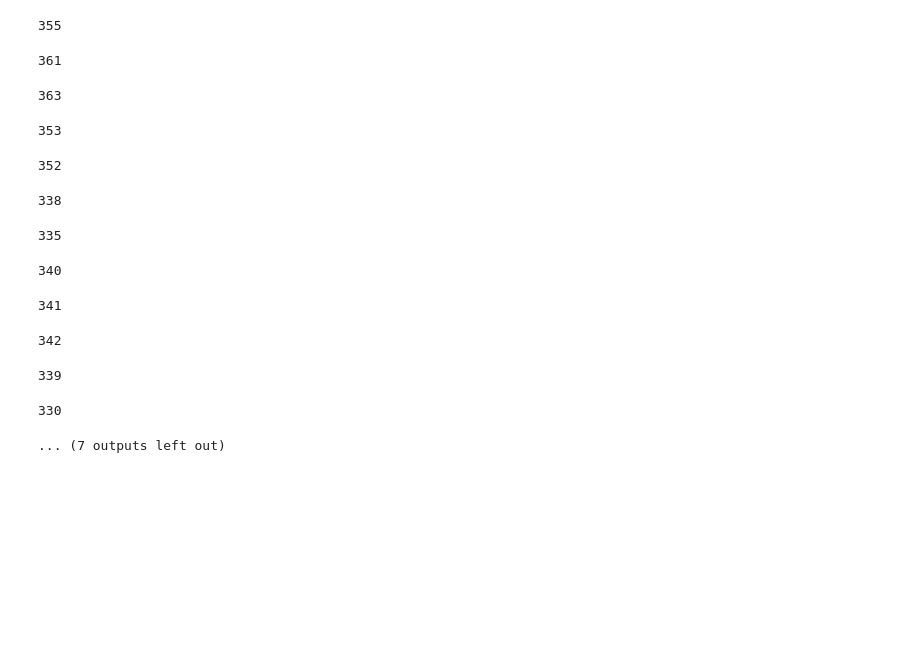
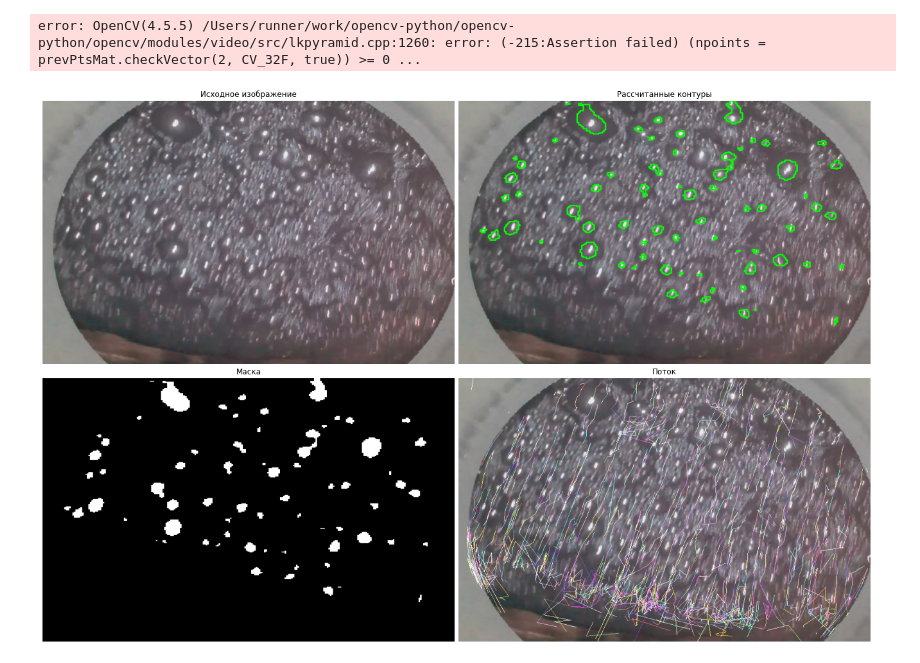
Before and after one commit to erikrause/FroathOpticalFlow, a Jupyter notebook: Pipeline.ipynb, the cells around one changed output. Drawn from its saved outputs; the diff is of its cells as text; code cells hidden in the pictures; blank space fills up the shorter version.

```diff
--- a/Pipeline.ipynb
+++ b/Pipeline.ipynb
@@ -164,26 +164,15 @@ def visualizer(generator, savepath, output_length=0.5, fps=15, bitrate=1800):
 # %%
 if not os.path.exists('./results'):
     os.makedirs('./results')
 
 if not os.path.exists('./weights'):
     os.makedirs('./weights')
 
 if not os.path.exists('../data'):
     os.makedirs('../data')
 
-generator = datagen('data/90_2_3.mp4', 'weights/unet_weights.pt', batch_size=1)
-visualizer(generator, './results/visualization.mp4', fps=15, output_length=0.01)
+generator = datagen('data/90_1_7.mp4', 'weights/unet_weights.pt', batch_size=1)
+visualizer(generator, './results/visualization.mp4', fps=15, output_length=0.5)
 # %% [output]
-355
+error: OpenCV(4.5.5) /Users/runner/work/opencv-python/opencv-python/opencv/modules/video/src/lkpyramid.cpp:1260: error: (-215:Assertion failed) (npoints = prevPtsMat.checkVector(2, CV_32F, true)) >= 0 ...
-361
-363
-353
-352
-338
-335
-340
-341
-342
-339
-330
-... (7 outputs left out)
+[figure, added]
```
Also changed, not shown: parts of 2 cells of this notebook, 1 other file.
